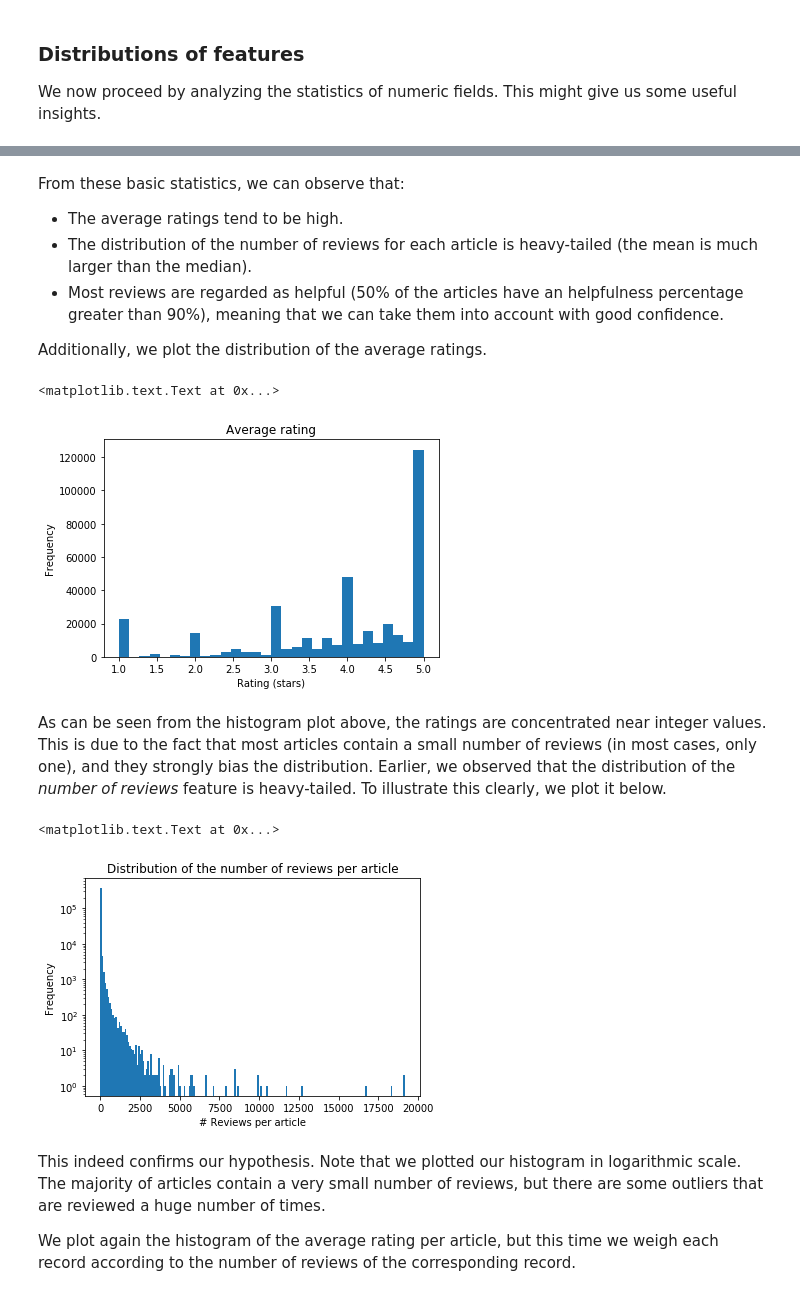
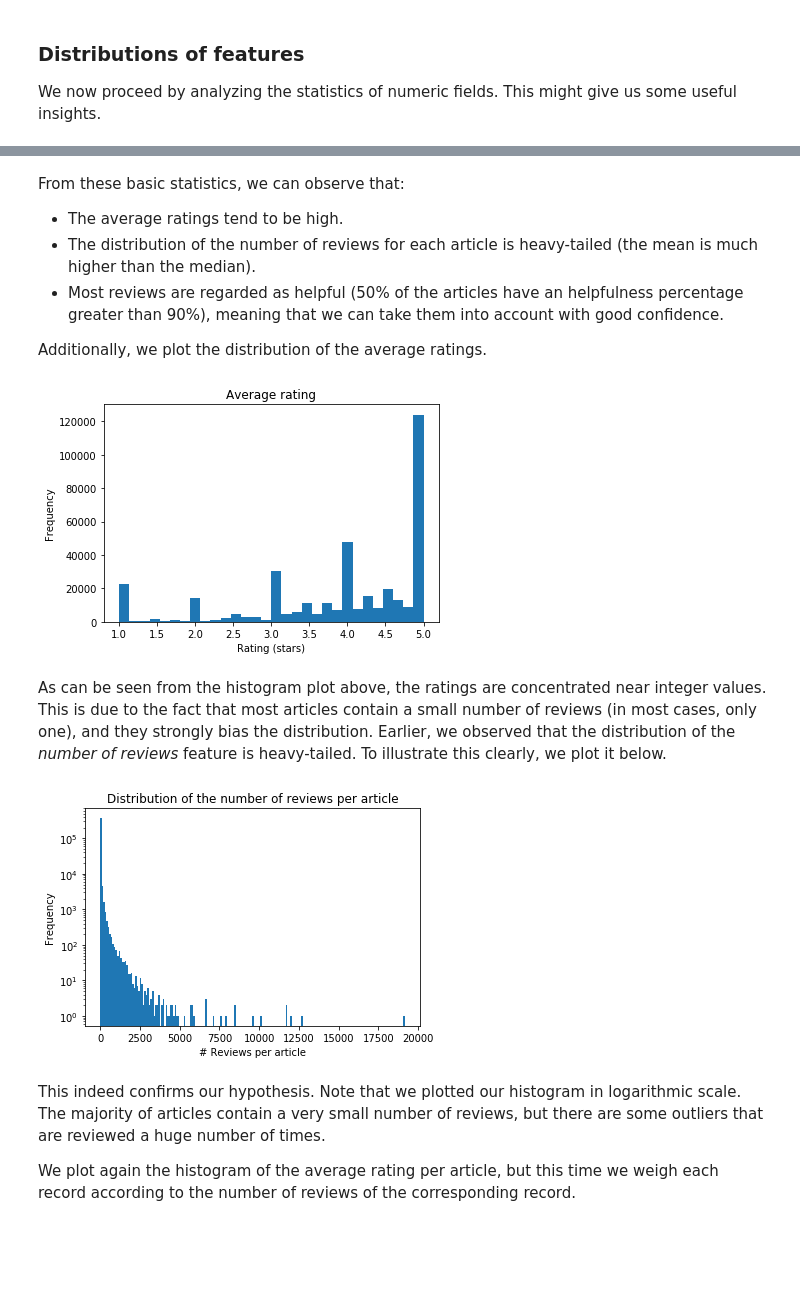
Before and after one commit to tarmeens/ada-homework, a Jupyter notebook: project/Final.ipynb, the cells around one changed output, grey strips where cells are left out. Saved outputs shown, nothing was run; the diff lists cells and outputs as text; code cells hidden in the pictures; blank space fills up the shorter version.

```diff
--- a/project/Final.ipynb
+++ b/project/Final.ipynb
@@ -407,24 +377,22 @@ df.describe()
 # %% [markdown]
 From these basic statistics, we can observe that:
 - The average ratings tend to be high.
-- The distribution of the number of reviews for each article is heavy-tailed (the mean is much larger than the median).
+- The distribution of the number of reviews for each article is heavy-tailed (the mean is much higher than the median).
 - Most reviews are regarded as helpful (50% of the articles have an helpfulness percentage greater than 90%), meaning that we can take them into account with good confidence.
 
 Additionally, we plot the distribution of the average ratings.
 # %%
 df['average_rating'].plot.hist(title='Average rating', bins=30)
-plt.xlabel('Rating (stars)')
+_ = plt.xlabel('Rating (stars)')
 # %% [output]
-<matplotlib.text.Text at 0x...>
 [figure]
 # %% [markdown]
 As can be seen from the histogram plot above, the ratings are concentrated near integer values. This is due to the fact that most articles contain a small number of reviews (in most cases, only one), and they strongly bias the distribution. Earlier, we observed that the distribution of the *number of reviews* feature is heavy-tailed. To illustrate this clearly, we plot it below.
 # %%
 df['num_reviews'].plot.hist(bins=200, log=True, title='Distribution of the number of reviews per article')
-plt.xlabel('# Reviews per article')
+_ = plt.xlabel('# Reviews per article')
 # %% [output]
-<matplotlib.text.Text at 0x...>
-[figure, old version]
+[figure, new version]
 # %% [markdown]
 This indeed confirms our hypothesis. Note that we plotted our histogram in logarithmic scale. The majority of articles contain a very small number of reviews, but there are some outliers that are reviewed a huge number of times.
 
```
Also changed, not shown: parts of 23 cells of this notebook, 1 other file.
